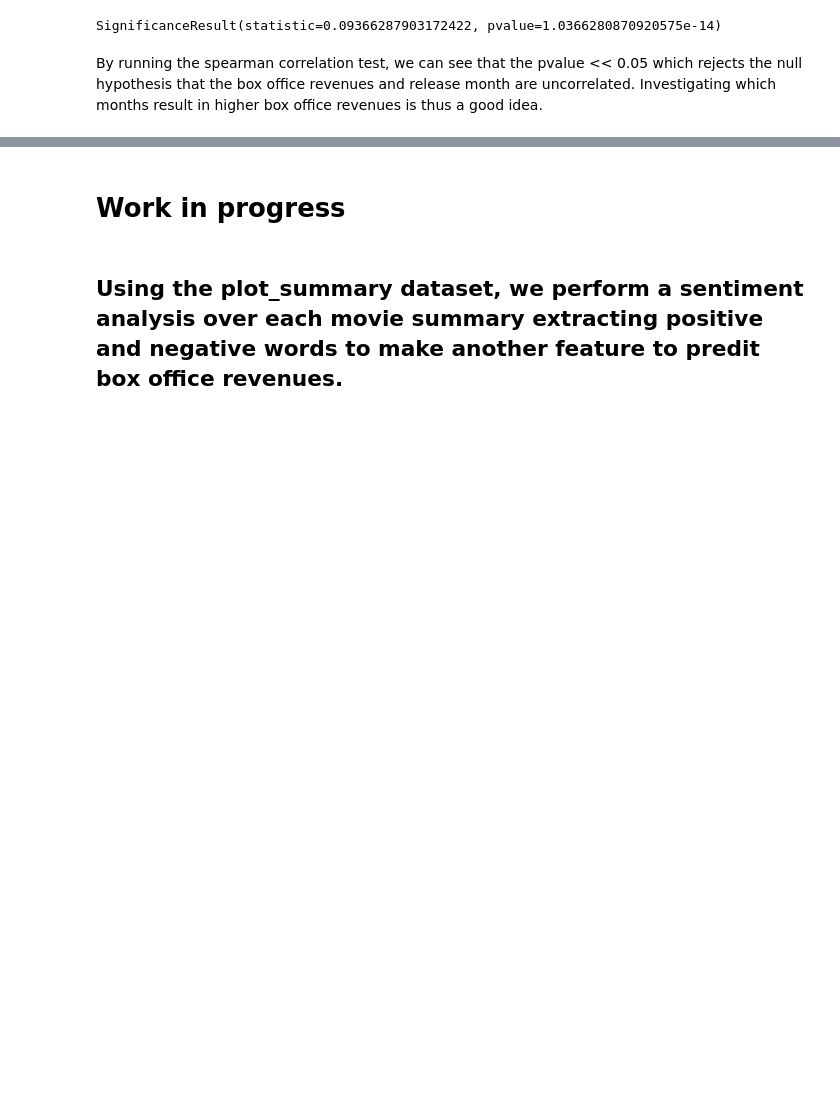
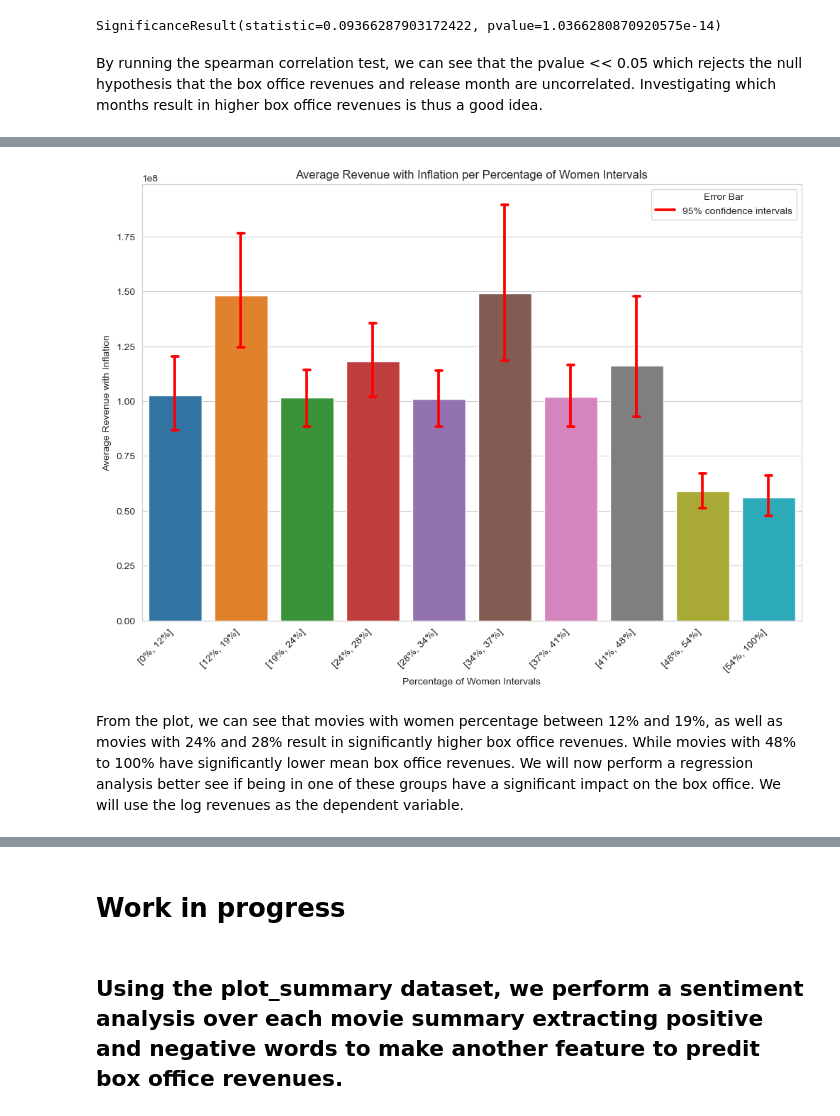
Before and after one commit to epfl-ada/ada-2023-project-adaflix, a Jupyter notebook: garik_notebook.ipynb, the cells around one changed output, grey strips where cells are left out. Drawn from its saved outputs; the diff is of its cells as text; code cells hidden in the pictures; blank space fills up the shorter version.

```diff
--- a/garik_notebook.ipynb
+++ b/garik_notebook.ipynb
@@ -216,11 +210,11 @@ character_movie_merged_df = pd.merge(character_df.drop(['Movie release date'],ax
 One of our feature will be the percentage of women actresses in movies, so we need to get this information
 # %%
 # Create a new DataFrame containing relevant columns from the original DataFrame
-actor_gender_movie_df = character_movie_merged_df[['Movie name','log_revenues','Actor name','Actor gender']].copy()
+actor_gender_movie_df = character_movie_merged_df[['Movie name','log_revenues','Actor name','Actor gender','Revenue_with_inflation']].copy()
 # Drop rows with missing values
 actor_gender_movie_df.dropna(inplace=True)
 # Compute percentage of women in each movies
-actor_gender_movie_df['Percentage Women'] = (actor_gender_movie_df.groupby('Movie name')['Actor gender']
+actor_gender_movie_df['Percentage_Women'] = (actor_gender_movie_df.groupby('Movie name')['Actor gender']
                                               .transform(lambda x: (x == 'F').mean() * 100)
                                               .fillna(0)  # Fill NaN with 0
                                               .astype(int)  # Ensure the column is of int type
@@ -290,7 +284,7 @@ movie_runtime_df['runtime_intervals'] = pd.cut(movie_runtime_df['Movie runtime']
 # The 'runtime_intervals' column now contains the corresponding interval for each runtime
 # %%
 # Create intervals of size 10 for the 'Percentage Women' column
-gender_df['Percentage Women Intervals'] = pd.cut(gender_df['Percentage Women'],
+gender_df['Percentage_Women_Intervals'] = pd.cut(gender_df['Percentage_Women'],
                                                              bins=range(0, 101, 10),
                                                              labels=[f"{start}-{start + 9}" for start in range(0, 100, 10)],
                                                              include_lowest=True)
@@ -340,0 +321,14 @@ We can see from the plot that most of the highest box office revenues have a low
+# %%
+# Assuming gender_df is your DataFrame
+num_groups = 10
+
+# Sort the DataFrame by 'Percentage_Women'
+gender_df = gender_df.sort_values(by='Percentage_Women')
+
+# Create bins based on quantiles
+gender_df['group'] = pd.qcut(gender_df['Percentage_Women'], q=num_groups, labels=False, duplicates='drop')
+
+# Display grouped summary
+grouped_summary = gender_df.groupby('group').agg({'Percentage_Women': ['count', 'mean', 'min', 'max'],
+                                                'Revenue_with_inflation': 'mean'})
+display(grouped_summary)
@@ -340,0 +349,25 @@ We can see from the plot that most of the highest box office revenues have a low
+# %%
+# Boxplot
+plt.figure(figsize=(12, 8))
+ax = sns.barplot(x=gender_df['group'], y=gender_df['Revenue_with_inflation'], estimator='mean', errorbar=('ci', 95), capsize=0.1, errcolor='red')
+
+# Customize x-axis labels
+custom_labels = ["[0%, 12%]", "[12%, 19%]", "[19%, 24%]", "[24%, 28%]", "[28%, 34%]", "[34%, 37%]",
+                 "[37%, 41%]", "[41%, 48%]", "[48%, 54%]", "[54%, 100%]"]
+
+ax.set_xticklabels(custom_labels, rotation=45, ha='right')
+
+plt.ylim(0, None)
+plt.xlabel('Percentage of Women Intervals')
+plt.ylabel('Average Revenue with Inflation')
+plt.title('Average Revenue with Inflation per Percentage of Women Intervals')
+
+# Add legend
+plt.legend(title='Error Bar', labels=['95% confidence intervals'])
+
+plt.show()
+# %% [output]
+[figure, added]
+# %% [markdown]
+From the plot, we can see that movies with women percentage between 12% and 19%, as well as movies with 24% and 28% result in significantly higher box office revenues. While movies with 48% to 100% have significantly lower mean box office revenues.
+We will now perform a regression analysis better see if being in one of these groups have a significant impact on the box office. We will use the log revenues as the dependent variable.
```
Also changed, not shown: parts of 20 cells of this notebook.
